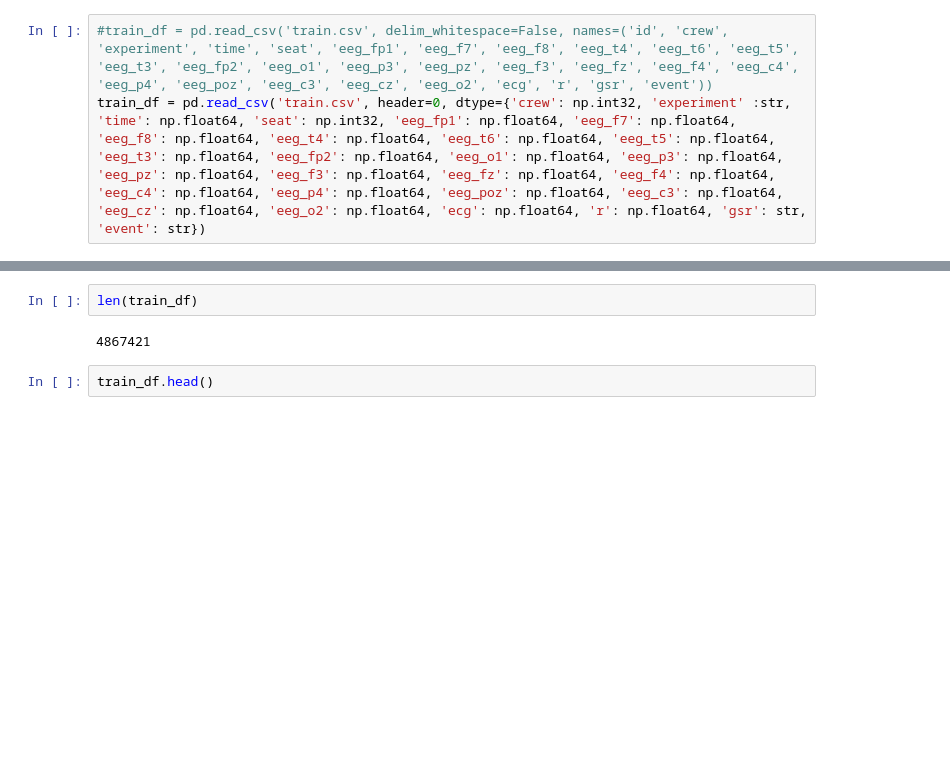
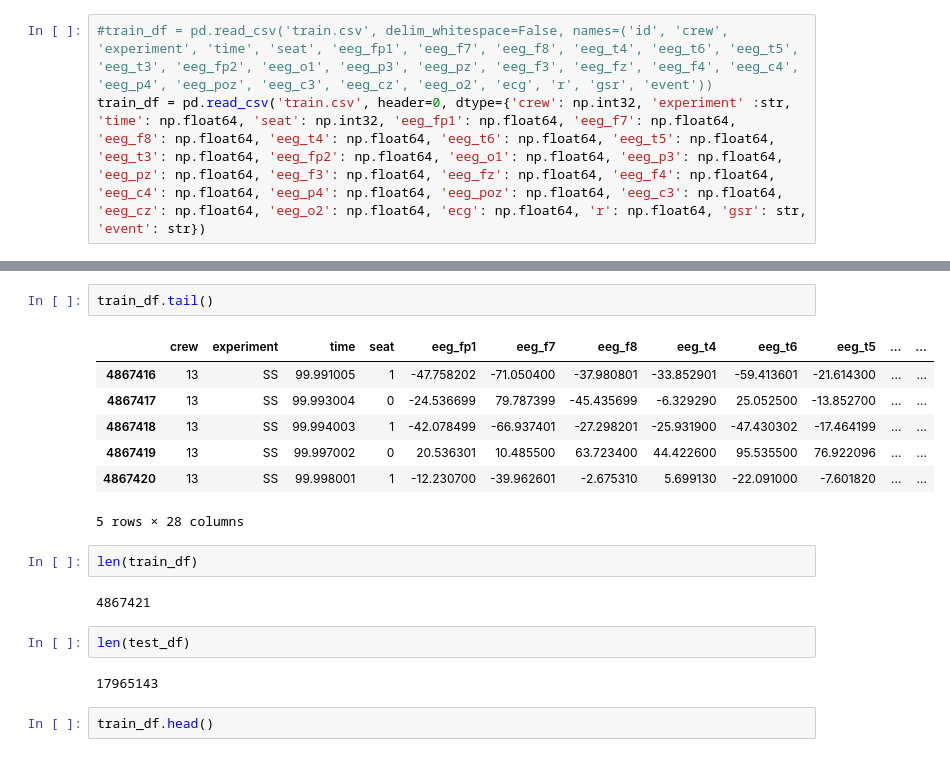
Before and after one commit to Saranyanv/test, a Jupyter notebook: Reducing Commercial Aviation Fatalities.ipynb, the cells around one changed output, grey strips where cells are left out. Drawn from its saved outputs; the diff is of its cells as text; blank space fills up the shorter version.

```diff
--- a/Reducing Commercial Aviation Fatalities.ipynb
+++ b/Reducing Commercial Aviation Fatalities.ipynb
@@ -46,7 +61,21 @@ train_df = pd.read_csv('train.csv', header=0, dtype={'crew': np.int32, 'experime
+# %%
+train_df.tail()
+# %% [output]
+|  | crew | experiment | time | seat | eeg_fp1 | eeg_f7 | eeg_f8 | eeg_t4 | eeg_t6 | eeg_t5 | ... | ... |
+| 4867416 | 13 | SS | 99.991005 | 1 | -47.758202 | -71.050400 | -37.980801 | -33.852901 | -59.413601 | -21.614300 | ... | ... |
+| 4867417 | 13 | SS | 99.993004 | 0 | -24.536699 | 79.787399 | -45.435699 | -6.329290 | 25.052500 | -13.852700 | ... | ... |
+| 4867418 | 13 | SS | 99.994003 | 1 | -42.078499 | -66.937401 | -27.298201 | -25.931900 | -47.430302 | -17.464199 | ... | ... |
+| 4867419 | 13 | SS | 99.997002 | 0 | 20.536301 | 10.485500 | 63.723400 | 44.422600 | 95.535500 | 76.922096 | ... | ... |
+| 4867420 | 13 | SS | 99.998001 | 1 | -12.230700 | -39.962601 | -2.675310 | 5.699130 | -22.091000 | -7.601820 | ... | ... |
+5 rows × 28 columns
 # %%
 len(train_df)
 # %% [output]
 4867421
+# %%
+len(test_df)
+# %% [output]
+17965143
 # %%
 train_df.head()
 # %% [output]
```
Also changed, not shown: parts of 27 cells of this notebook.
